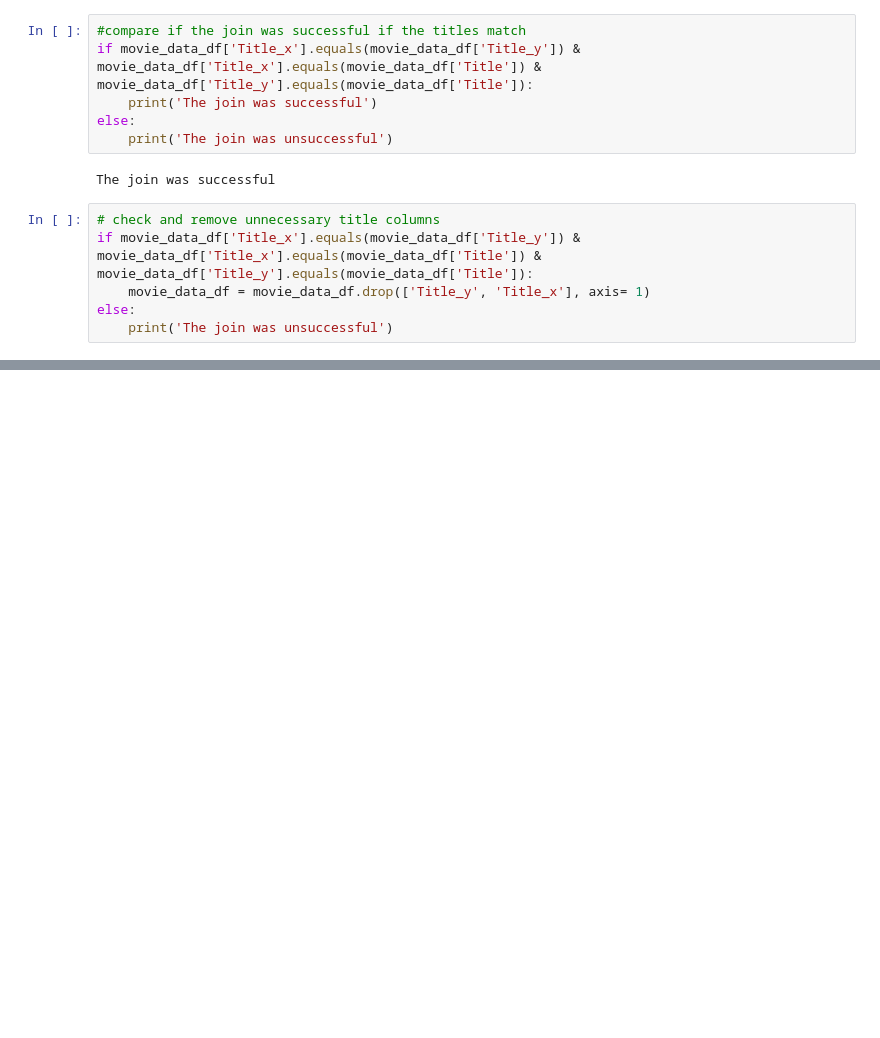
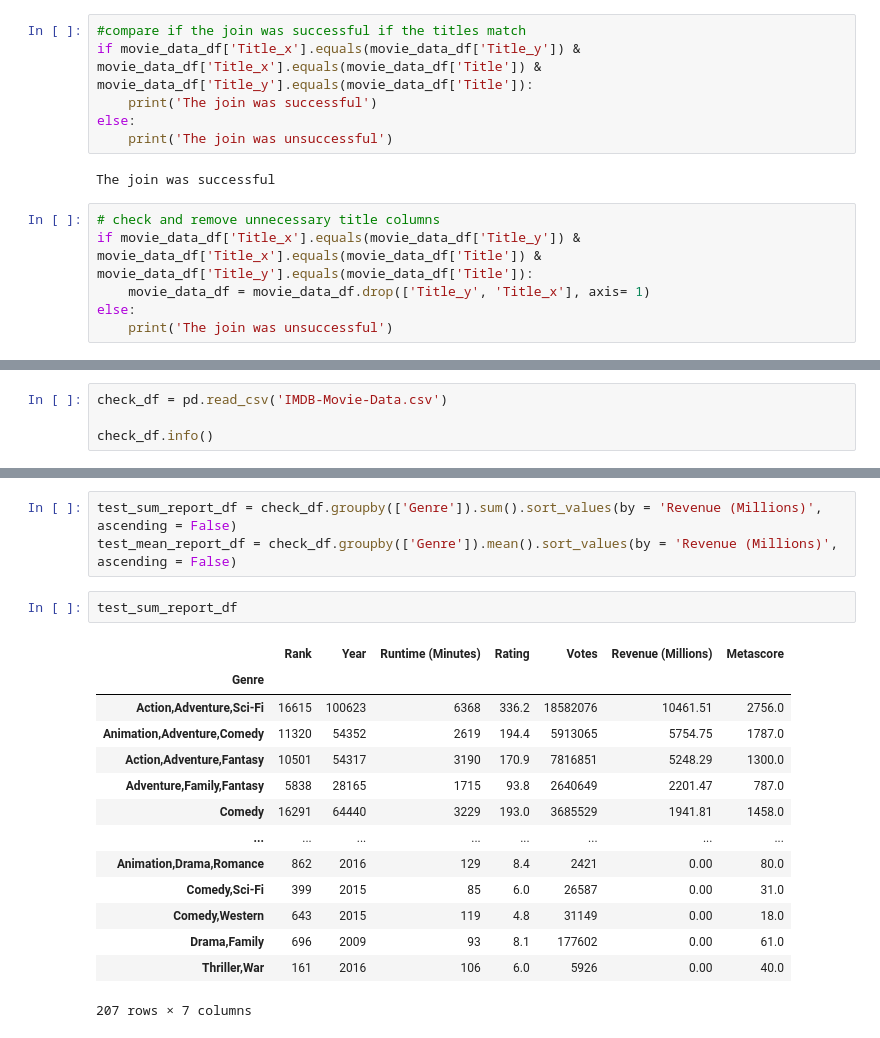
Before and after one commit to JessicaReay/ADF_data_eng_film, a Jupyter notebook: creation_jp.ipynb, the cells around one changed output, grey strips where cells are left out. Drawn from its saved outputs; the diff is of its cells as text; blank space fills up the shorter version.

Commit message:
add in the reporting and email creation

```diff
--- a/creation_jp.ipynb
+++ b/creation_jp.ipynb
@@ -164,3 +164,7 @@ movie_data_df.head()
 | 2 | Horror,Thriller | Three girls are kidnapped by a ma... | M. Night Shyamalan | 7.3 | 157606 | 138.12 | 62.0 | Split | James McAvoy, Anya Taylor-Joy, Ha... | ... |
 | 3 | Animation,Comedy,Family | In a city of humanoid animals, a ... | Christophe Lourdelet | 7.2 | 60545 | 270.32 | 59.0 | Sing | Matthew McConaughey,Reese Withers... | ... |
 | 4 | Action,Adventure,Fantasy | A secret government agency recrui... | David Ayer | 6.2 | 393727 | 325.02 | 40.0 | Suicide Squad | Will Smith, Jared Leto, Margot Ro... | ... |
+# %%
+check_df = pd.read_csv('IMDB-Movie-Data.csv')
+
+check_df.info()
@@ -166,0 +232,20 @@ movie_data_df.head()
+# %%
+test_sum_report_df = check_df.groupby(['Genre']).sum().sort_values(by = 'Revenue (Millions)', ascending = False)
+test_mean_report_df = check_df.groupby(['Genre']).mean().sort_values(by = 'Revenue (Millions)', ascending = False)
+# %%
+test_sum_report_df
+# %% [output]
+|  | Rank | Year | Runtime (Minutes) | Rating | Votes | Revenue (Millions) | Metascore |
+| Genre |  |  |  |  |  |  |  |
+| Action,Adventure,Sci-Fi | 16615 | 100623 | 6368 | 336.2 | 18582076 | 10461.51 | 2756.0 |
+| Animation,Adventure,Comedy | 11320 | 54352 | 2619 | 194.4 | 5913065 | 5754.75 | 1787.0 |
+| Action,Adventure,Fantasy | 10501 | 54317 | 3190 | 170.9 | 7816851 | 5248.29 | 1300.0 |
+| Adventure,Family,Fantasy | 5838 | 28165 | 1715 | 93.8 | 2640649 | 2201.47 | 787.0 |
+| Comedy | 16291 | 64440 | 3229 | 193.0 | 3685529 | 1941.81 | 1458.0 |
+| ... | ... | ... | ... | ... | ... | ... | ... |
+| Animation,Drama,Romance | 862 | 2016 | 129 | 8.4 | 2421 | 0.00 | 80.0 |
+| Comedy,Sci-Fi | 399 | 2015 | 85 | 6.0 | 26587 | 0.00 | 31.0 |
+| Comedy,Western | 643 | 2015 | 119 | 4.8 | 31149 | 0.00 | 18.0 |
+| Drama,Family | 696 | 2009 | 93 | 8.1 | 177602 | 0.00 | 61.0 |
+| Thriller,War | 161 | 2016 | 106 | 6.0 | 5926 | 0.00 | 40.0 |
+207 rows × 7 columns
```
Also changed, not shown: parts of 9 cells of this notebook, 1 other file.
